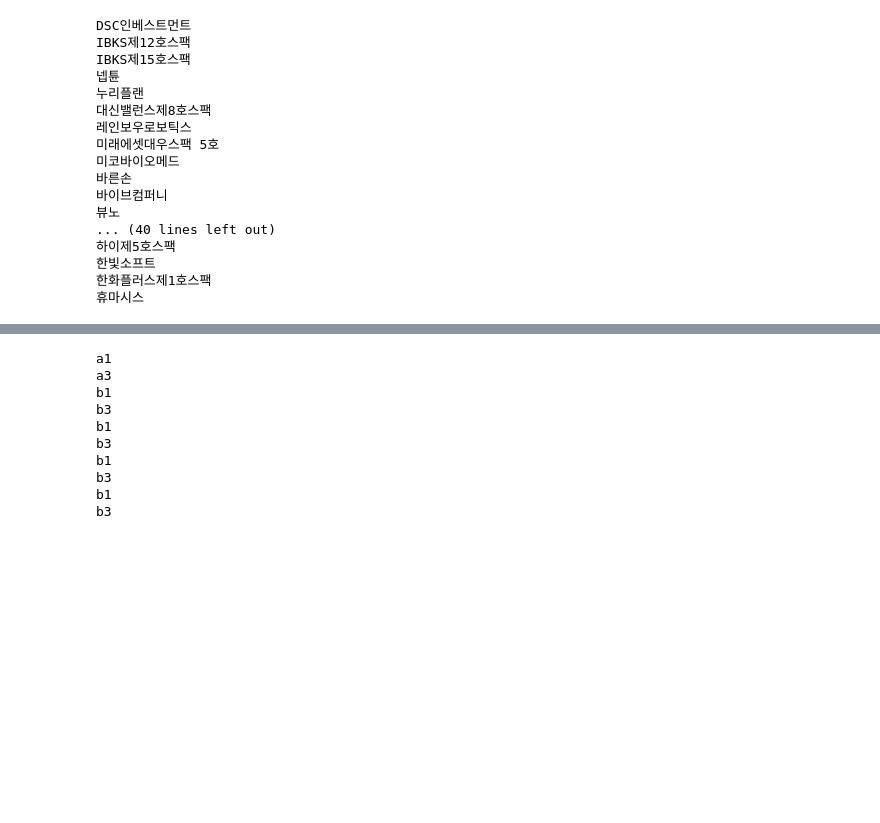
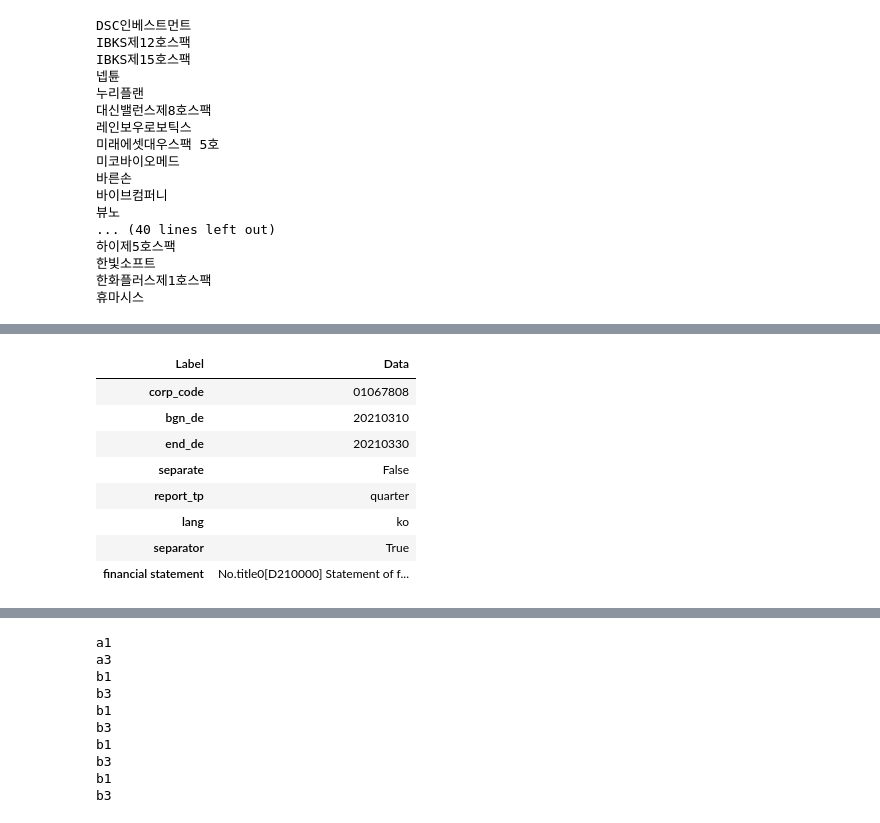
Before and after one commit to malkovich0/Finance, a Jupyter notebook: dartfss_pycharm.ipynb, the cells around one changed output, grey strips where cells are left out. Drawn from its saved outputs; the diff is of its cells as text; code cells hidden in the pictures; blank space fills up the shorter version.

```diff
--- a/dartfss_pycharm.ipynb
+++ b/dartfss_pycharm.ipynb
@@ -134,0 +148,12 @@ AttributeError: ("'NoneType' object has no attribute 'tolist'", "An error occurr
+# %%
+fs2
+# %% [output]
+| Label | Data |
+| corp_code | 01067808 |
+| bgn_de | 20210310 |
+| end_de | 20210330 |
+| separate | False |
+| report_tp | quarter |
+| lang | ko |
+| separator | True |
+| financial statement | No.title0[D210000] Statement of f... |
```
Also changed, not shown: parts of 25 cells of this notebook.
